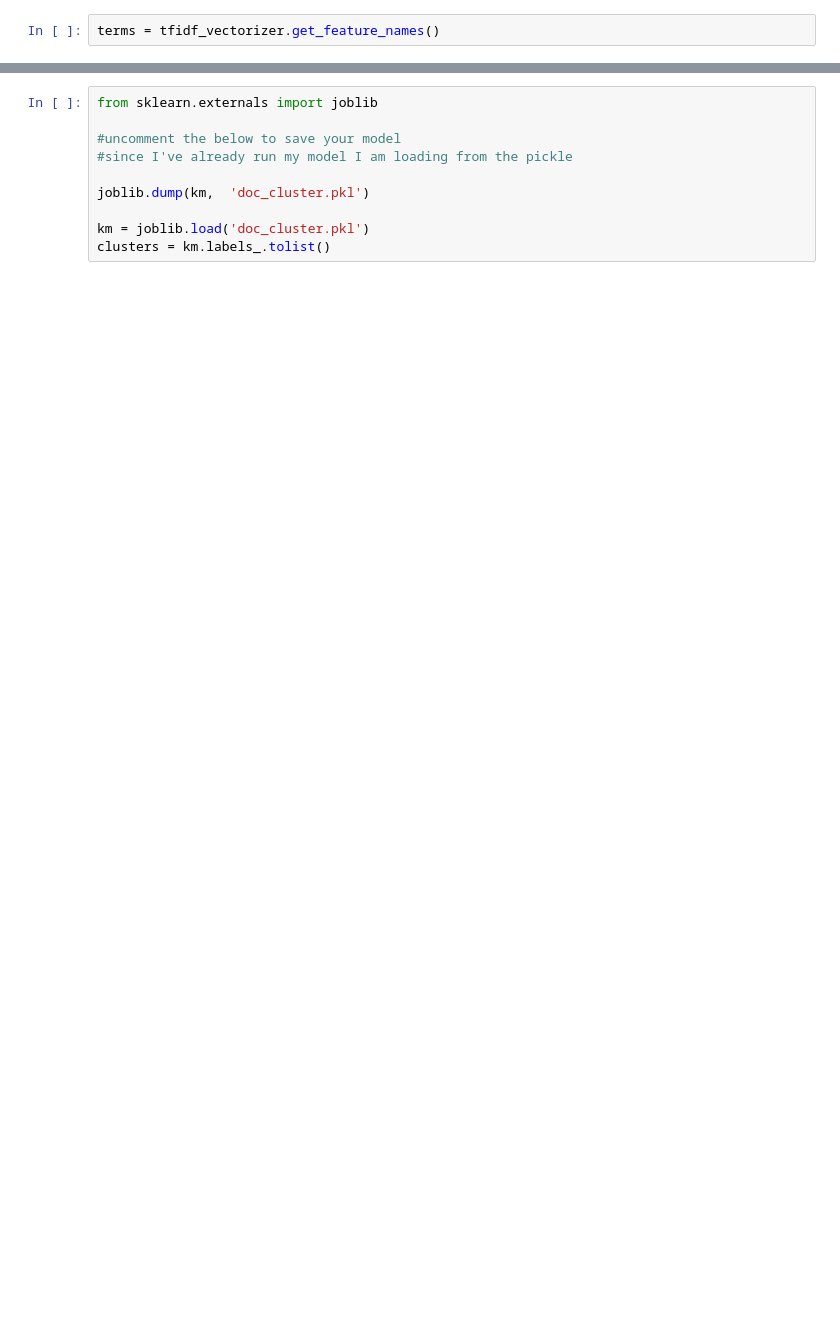
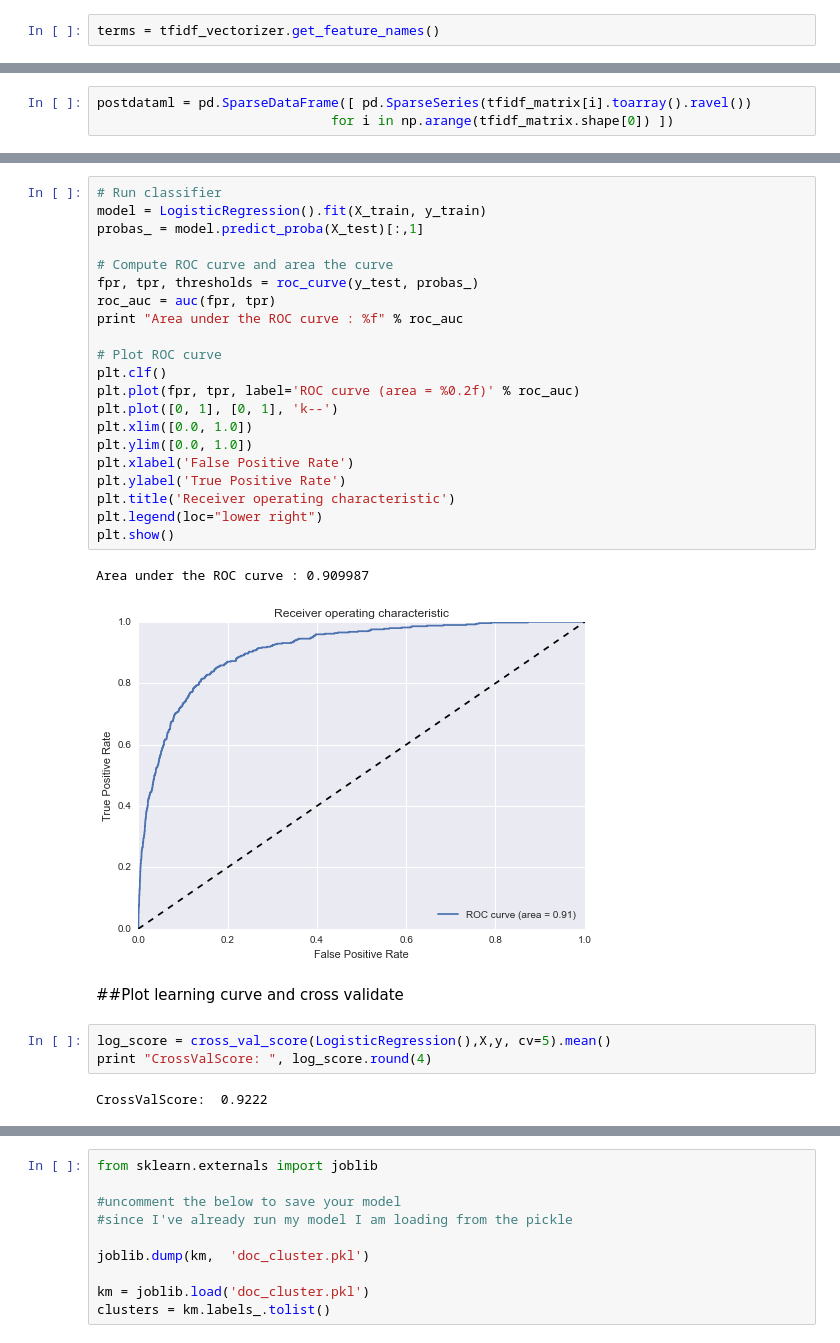
Before and after one commit to jaclynweiser/DS3-Project-Kojak, a Jupyter notebook: Project_Kojak_StackExchange.ipynb, the cells around one changed output, grey strips where cells are left out. Saved outputs shown, nothing was run; the diff lists cells and outputs as text; blank space fills up the shorter version.

```diff
--- a/Project_Kojak_StackExchange.ipynb
+++ b/Project_Kojak_StackExchange.ipynb
@@ -497,0 +574,3 @@ terms = tfidf_vectorizer.get_feature_names()
+# %%
+postdataml = pd.SparseDataFrame([ pd.SparseSeries(tfidf_matrix[i].toarray().ravel())
+                              for i in np.arange(tfidf_matrix.shape[0]) ])
@@ -497,0 +619,31 @@ terms = tfidf_vectorizer.get_feature_names()
+# %%
+# Run classifier
+model = LogisticRegression().fit(X_train, y_train)
+probas_ = model.predict_proba(X_test)[:,1]
+
+# Compute ROC curve and area the curve
+fpr, tpr, thresholds = roc_curve(y_test, probas_)
+roc_auc = auc(fpr, tpr)
+print "Area under the ROC curve : %f" % roc_auc
+
+# Plot ROC curve
+plt.clf()
+plt.plot(fpr, tpr, label='ROC curve (area = %0.2f)' % roc_auc)
+plt.plot([0, 1], [0, 1], 'k--')
+plt.xlim([0.0, 1.0])
+plt.ylim([0.0, 1.0])
+plt.xlabel('False Positive Rate')
+plt.ylabel('True Positive Rate')
+plt.title('Receiver operating characteristic')
+plt.legend(loc="lower right")
+plt.show()
+# %% [output]
+Area under the ROC curve : 0.909987
+[figure, added]
+# %% [markdown]
+##Plot learning curve and cross validate
+# %%
+log_score = cross_val_score(LogisticRegression(),X,y, cv=5).mean()
+print "CrossValScore: ", log_score.round(4)
+# %% [output]
+CrossValScore:  0.9222
```
Also changed, not shown: parts of 108 cells of this notebook.
